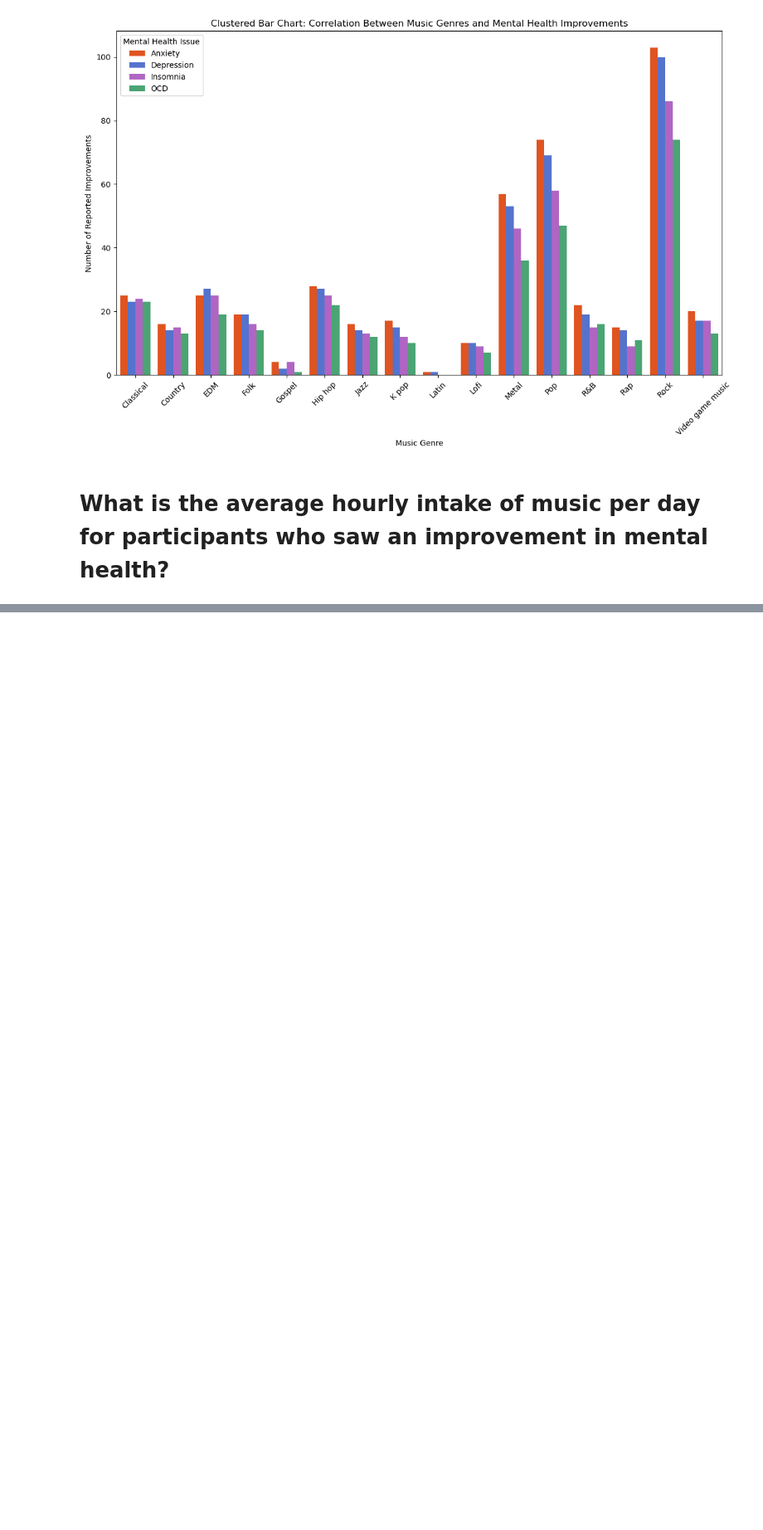
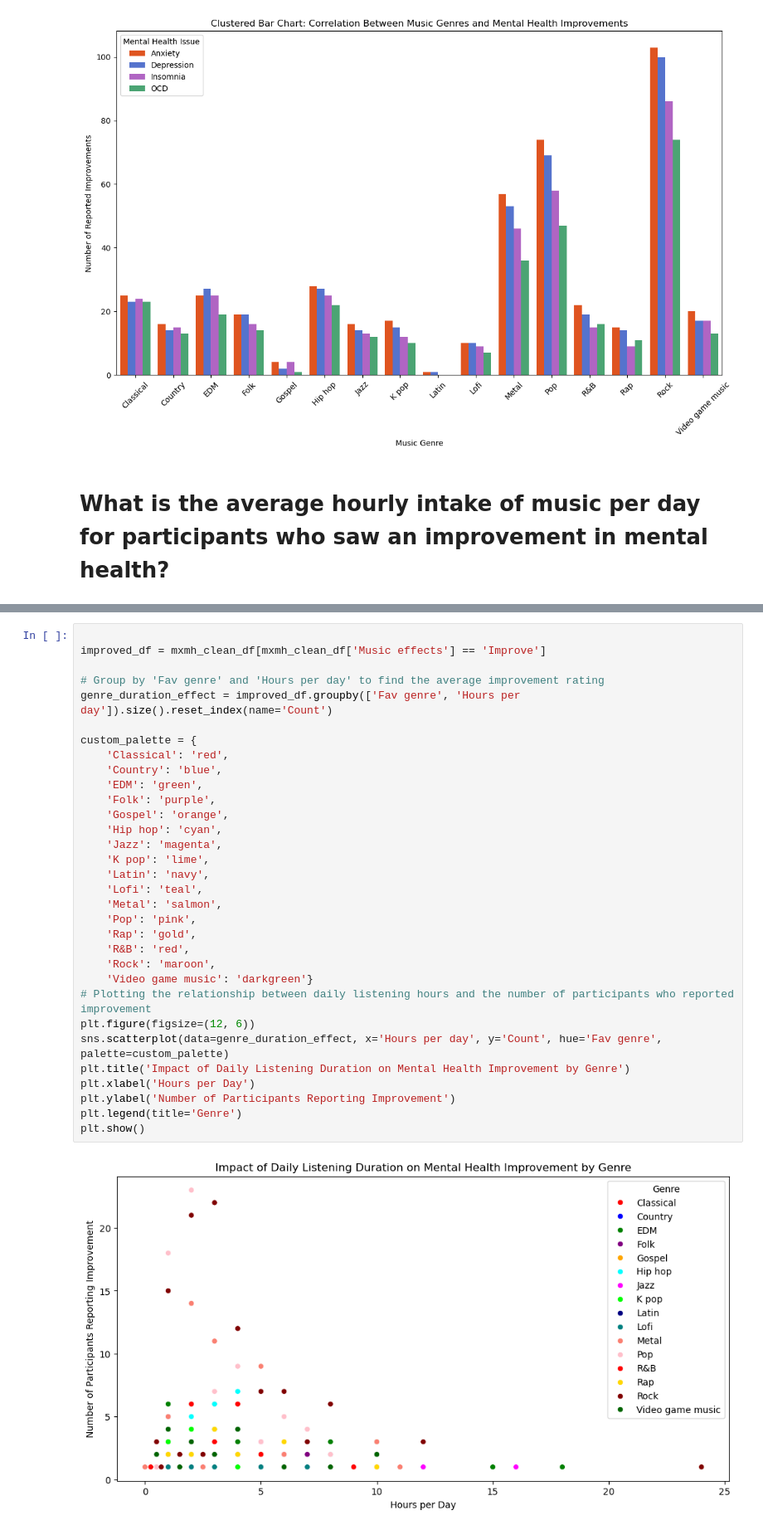
Before and after one commit to karinaahumada01/project-1, a Jupyter notebook: mxmh_main_analysis.ipynb, the cells around one changed output, grey strips where cells are left out. Shown: that part at 83% size. Saved outputs shown, nothing was run; the diff lists cells and outputs as text; blank space fills up the shorter version.

```diff
--- a/mxmh_main_analysis.ipynb
+++ b/mxmh_main_analysis.ipynb
@@ -406,0 +446,34 @@ plt.show()
+# %%
+
+improved_df = mxmh_clean_df[mxmh_clean_df['Music effects'] == 'Improve']
+
+# Group by 'Fav genre' and 'Hours per day' to find the average improvement rating
+genre_duration_effect = improved_df.groupby(['Fav genre', 'Hours per day']).size().reset_index(name='Count')
+
+custom_palette = {
+    'Classical': 'red',
+    'Country': 'blue',
+    'EDM': 'green',
+    'Folk': 'purple',
+    'Gospel': 'orange',
+    'Hip hop': 'cyan',
+    'Jazz': 'magenta',
+    'K pop': 'lime',
+    'Latin': 'navy',
+    'Lofi': 'teal',
+    'Metal': 'salmon',
+    'Pop': 'pink',
+    'Rap': 'gold',
+    'R&B': 'red',
+    'Rock': 'maroon',
+    'Video game music': 'darkgreen'}
+# Plotting the relationship between daily listening hours and the number of participants who reported improvement
+plt.figure(figsize=(12, 6))
+sns.scatterplot(data=genre_duration_effect, x='Hours per day', y='Count', hue='Fav genre', palette=custom_palette)
+plt.title('Impact of Daily Listening Duration on Mental Health Improvement by Genre')
+plt.xlabel('Hours per Day')
+plt.ylabel('Number of Participants Reporting Improvement')
+plt.legend(title='Genre')
+plt.show()
+# %% [output]
+[figure, added]
```
Also changed, not shown: parts of 41 cells of this notebook.
